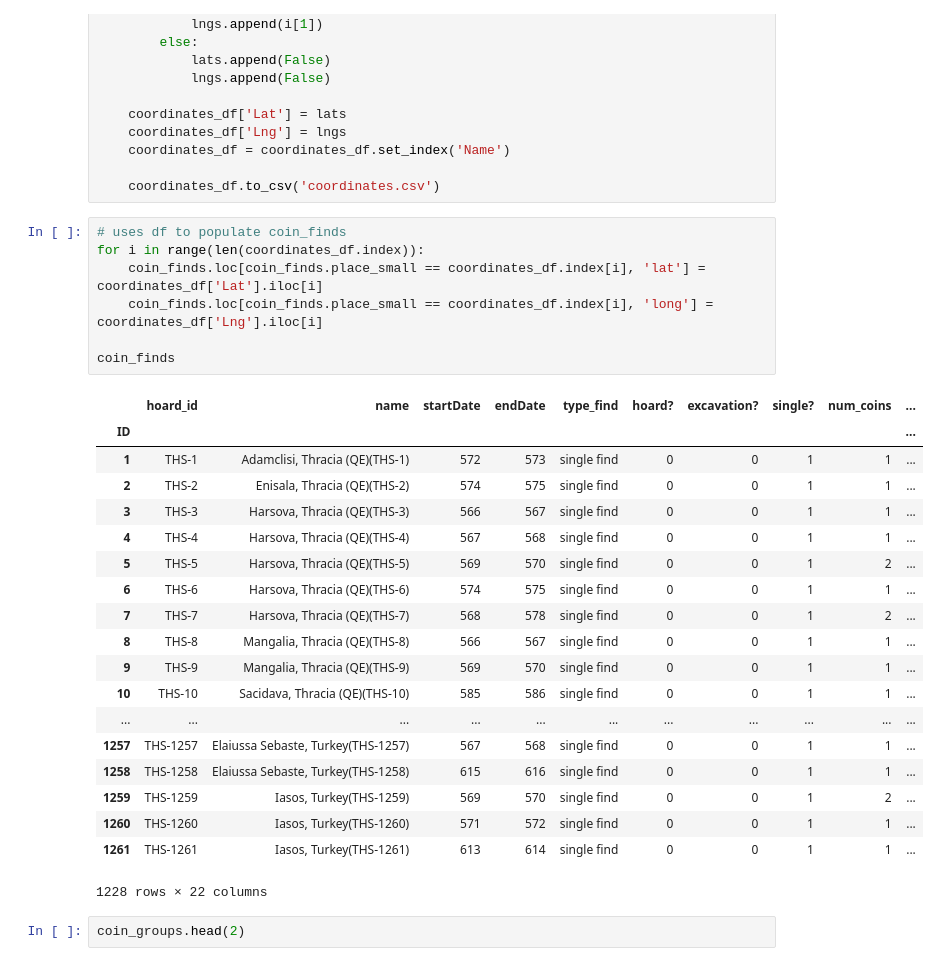
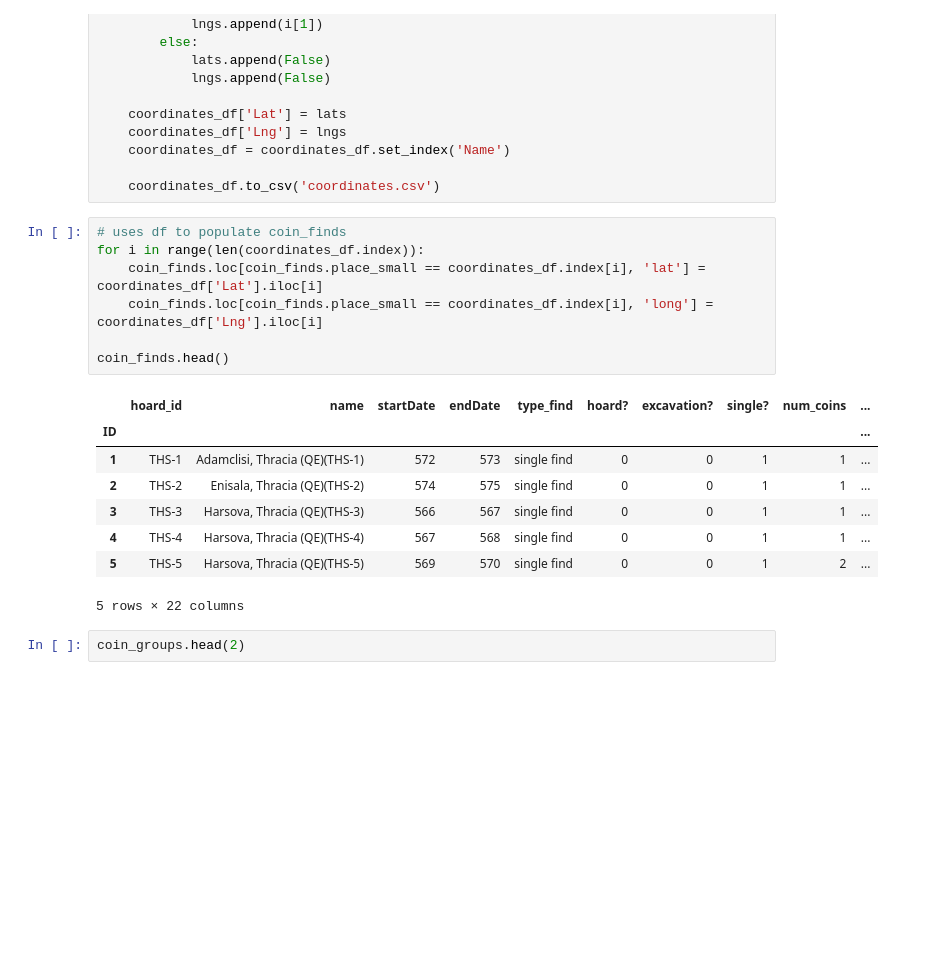
Before and after one commit to leemordechai/FLAME, a Jupyter notebook: THS.ipynb, the cells around one changed output. Cells and saved outputs as stored; diff of their text form; blank space fills up the shorter version.

```diff
--- a/THS.ipynb
+++ b/THS.ipynb
@@ -117,30 +117,19 @@ except:
 # %%
 # uses df to populate coin_finds
 for i in range(len(coordinates_df.index)):
     coin_finds.loc[coin_finds.place_small == coordinates_df.index[i], 'lat'] = coordinates_df['Lat'].iloc[i]
     coin_finds.loc[coin_finds.place_small == coordinates_df.index[i], 'long'] = coordinates_df['Lng'].iloc[i]
 
-coin_finds
+coin_finds.head()
 # %% [output]
 |  | hoard_id | name | startDate | endDate | type_find | hoard? | excavation? | single? | num_coins | ... |
 | ID |  |  |  |  |  |  |  |  |  | ... |
 | 1 | THS-1 | Adamclisi, Thracia (QE)(THS-1) | 572 | 573 | single find | 0 | 0 | 1 | 1 | ... |
 | 2 | THS-2 | Enisala, Thracia (QE)(THS-2) | 574 | 575 | single find | 0 | 0 | 1 | 1 | ... |
 | 3 | THS-3 | Harsova, Thracia (QE)(THS-3) | 566 | 567 | single find | 0 | 0 | 1 | 1 | ... |
 | 4 | THS-4 | Harsova, Thracia (QE)(THS-4) | 567 | 568 | single find | 0 | 0 | 1 | 1 | ... |
 | 5 | THS-5 | Harsova, Thracia (QE)(THS-5) | 569 | 570 | single find | 0 | 0 | 1 | 2 | ... |
-| 6 | THS-6 | Harsova, Thracia (QE)(THS-6) | 574 | 575 | single find | 0 | 0 | 1 | 1 | ... |
-| 7 | THS-7 | Harsova, Thracia (QE)(THS-7) | 568 | 578 | single find | 0 | 0 | 1 | 2 | ... |
-| 8 | THS-8 | Mangalia, Thracia (QE)(THS-8) | 566 | 567 | single find | 0 | 0 | 1 | 1 | ... |
-| 9 | THS-9 | Mangalia, Thracia (QE)(THS-9) | 569 | 570 | single find | 0 | 0 | 1 | 1 | ... |
-| 10 | THS-10 | Sacidava, Thracia (QE)(THS-10) | 585 | 586 | single find | 0 | 0 | 1 | 1 | ... |
-| ... | ... | ... | ... | ... | ... | ... | ... | ... | ... | ... |
-| 1257 | THS-1257 | Elaiussa Sebaste, Turkey(THS-1257) | 567 | 568 | single find | 0 | 0 | 1 | 1 | ... |
-| 1258 | THS-1258 | Elaiussa Sebaste, Turkey(THS-1258) | 615 | 616 | single find | 0 | 0 | 1 | 1 | ... |
-| 1259 | THS-1259 | Iasos, Turkey(THS-1259) | 569 | 570 | single find | 0 | 0 | 1 | 2 | ... |
-| 1260 | THS-1260 | Iasos, Turkey(THS-1260) | 571 | 572 | single find | 0 | 0 | 1 | 1 | ... |
-| 1261 | THS-1261 | Iasos, Turkey(THS-1261) | 613 | 614 | single find | 0 | 0 | 1 | 1 | ... |
-1228 rows × 22 columns
+5 rows × 22 columns
 # %%
 coin_groups.head(2)
 # %% [output]
```
Also changed, not shown: parts of 6 cells of this notebook.
